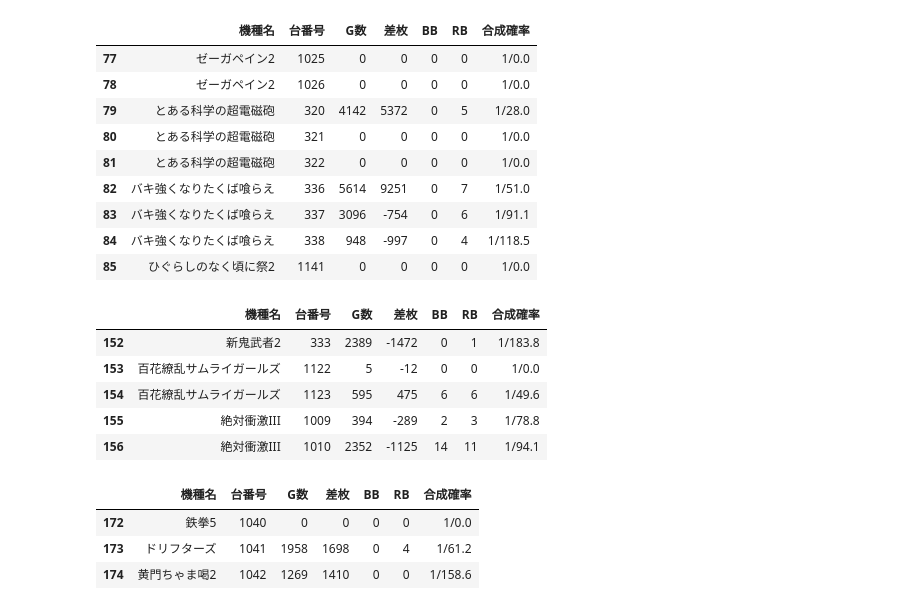
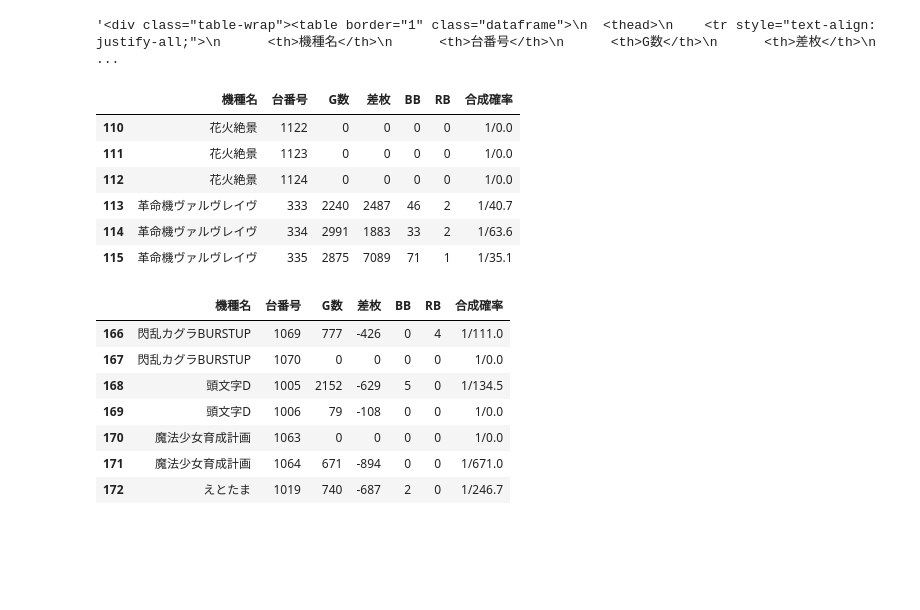
Before and after one commit to y-yanagimoto/kansaisloevent_blog_auto_post, a Jupyter notebook: kansai_sloeve_post_wordpress.ipynb, the cells around one changed output. Drawn from its saved outputs; the diff is of its cells as text; code cells hidden in the pictures; blank space fills up the shorter version.

```diff
--- a/kansai_sloeve_post_wordpress.ipynb
+++ b/kansai_sloeve_post_wordpress.ipynb
@@ -495,5 +638,3 @@ class CustomListener(AbstractEventListener):
-# %%
-dai_number = 1065
 # %%
 element = browser.find_element_by_id(str(dai_number))
 scroll = CustomListener()
@@ -505,11 +646,42 @@ png = parents_element.screenshot_as_png
 # ファイルに保存
 with open(f'image/{dai_number}.png', 'wb') as f:
     f.write(png)
+# %%
+read_worksheet_df = pd.DataFrame(worksheet.get_all_values())
+read_worksheet_df.columns = list(read_worksheet_df.loc[0, :])
+read_worksheet_df.drop(0, inplace=True)
+pickup_df_text = ''
+
+
+for target_num in read_worksheet_df['対象'].unique():
+    if target_num == '':
+        print('continue')
+        continue
+    extract_read_worksheet_df = read_worksheet_df.query('対象.str.contains(@target_num)', engine='python')
+    #read_worksheet_df = read_worksheet_df.drop("対象", axis=1)
+
+    extract_read_worksheet_df = extract_read_worksheet_df[['機種名','台番号','G数','差枚','BB','RB','合成確率']]
+    #display(extract_read_worksheet_df)
+    #print(extract_read_worksheet_df.to_html(justify='justify-all',index=False))
+    pickup_df_text +=  '<div class="table-wrap">' + extract_read_worksheet_df.to_html(justify='justify-all',index=False) + '</div>'
+# %%
+f = open('test.txt', 'w')
+f.write(pickup_df_text)
+f.close()
+# %%
+pickup_df_text
+# %% [output]
+'<div class="table-wrap"><table border="1" class="dataframe">\n  <thead>\n    <tr style="text-align: justify-all;">\n      <th>機種名</th>\n      <th>台番号</th>\n      <th>G数</th>\n      <th>差枚</th>\n      ...
 # %%
 import glob
+import shutil
 from PIL import Image, ImageFilter,ImageFont,ImageDraw
+pickup_df_text = ''
+for target_num in read_worksheet_df['対象'].unique():
+    target_dir = 'temp'
+    shutil.rmtree(target_dir)
+    os.mkdir(target_dir)
 
-for target_num in read_worksheet_df['対象'].unique():
     if target_num == '':
         print('continue')
         continue
@@ -518,52 +690,51 @@ for target_num in read_worksheet_df['対象'].unique():
 
     extract_read_worksheet_df = extract_read_worksheet_df[['機種名','台番号','G数','差枚','BB','RB','合成確率']]
     for dai_number in  extract_read_worksheet_df['台番号']:
         element = browser.find_element_by_id(str(dai_number))
         scroll = CustomListener()
         scroll.before_click(element,browser)
         time.sleep(1)
         browser.implicitly_wait(2)
         parents_element = element.find_element_by_xpath('..')
 
         png = parents_element.screenshot_as_png
         # ファイルに保存
         with open(f'temp/{dai_number}.png', 'wb') as f:
             f.write(png)
 
     files = glob.glob("temp/*")
     im_list = []
 
     for file in files:
         print(file)
         im = Image.open(file)
         w, h = im.size
         draw = ImageDraw.Draw(im)
         draw.rectangle((0, 0, w-1, h-1), outline = (255,255,255))
         im.save(file)
         im_list.append(im)
     print(im_list)
-    upload_image_path = generate_pickup_slump_graphe_image(im_list,value)
-
-
+    upload_image_path = generate_pickup_slump_graphe_image(im_list,value,target_num)
+    output_path = f'completed_image_{value["-text_date-"]}-{value["-tenpo_name-"]}_{target_num}.png'
+    resize_image(upload_image_path)
+    upload_image(upload_image_path,output_path)
+    pickup_df_text +=  '<div class="table-wrap">' + extract_read_worksheet_df.to_html(justify='justify-all',index=False) + '</div>'
+    url = f'<a href=http://kansai-sloeve.com/wp-content/uploads/{today.strftime("%Y/%m")}/{output_path}">\n<img src="http://kansai-sloeve.com/wp-content/uploads/{today.strftime("%Y/%m")}/{output_path}" alt="{value["-text_date-"]}-{value["-tenpo_name-"]}_{target_num}" class="alignnone size-full " /></a>'
+    pickup_df_text += '\n' + url + '\n'
     display(extract_read_worksheet_df)
 # %% [output]
 |  | 機種名 | 台番号 | G数 | 差枚 | BB | RB | 合成確率 |
-| 77 | ゼーガペイン2 | 1025 | 0 | 0 | 0 | 0 | 1/0.0 |
-| 78 | ゼーガペイン2 | 1026 | 0 | 0 | 0 | 0 | 1/0.0 |
-| 79 | とある科学の超電磁砲 | 320 | 4142 | 5372 | 0 | 5 | 1/28.0 |
-| 80 | とある科学の超電磁砲 | 321 | 0 | 0 | 0 | 0 | 1/0.0 |
-| 81 | とある科学の超電磁砲 | 322 | 0 | 0 | 0 | 0 | 1/0.0 |
-| 82 | バキ強くなりたくば喰らえ | 336 | 5614 | 9251 | 0 | 7 | 1/51.0 |
-| 83 | バキ強くなりたくば喰らえ | 337 | 3096 | -754 | 0 | 6 | 1/91.1 |
-| 84 | バキ強くなりたくば喰らえ | 338 | 948 | -997 | 0 | 4 | 1/118.5 |
-| 85 | ひぐらしのなく頃に祭2 | 1141 | 0 | 0 | 0 | 0 | 1/0.0 |
+| 110 | 花火絶景 | 1122 | 0 | 0 | 0 | 0 | 1/0.0 |
+| 111 | 花火絶景 | 1123 | 0 | 0 | 0 | 0 | 1/0.0 |
+| 112 | 花火絶景 | 1124 | 0 | 0 | 0 | 0 | 1/0.0 |
+| 113 | 革命機ヴァルヴレイヴ | 333 | 2240 | 2487 | 46 | 2 | 1/40.7 |
+| 114 | 革命機ヴァルヴレイヴ | 334 | 2991 | 1883 | 33 | 2 | 1/63.6 |
+| 115 | 革命機ヴァルヴレイヴ | 335 | 2875 | 7089 | 71 | 1 | 1/35.1 |
 |  | 機種名 | 台番号 | G数 | 差枚 | BB | RB | 合成確率 |
-| 152 | 新鬼武者2 | 333 | 2389 | -1472 | 0 | 1 | 1/183.8 |
-| 153 | 百花繚乱サムライガールズ | 1122 | 5 | -12 | 0 | 0 | 1/0.0 |
-| 154 | 百花繚乱サムライガールズ | 1123 | 595 | 475 | 6 | 6 | 1/49.6 |
-| 155 | 絶対衝激III | 1009 | 394 | -289 | 2 | 3 | 1/78.8 |
-| 156 | 絶対衝激III | 1010 | 2352 | -1125 | 14 | 11 | 1/94.1 |
+| 166 | 閃乱カグラBURSTUP | 1069 | 777 | -426 | 0 | 4 | 1/111.0 |
+| 167 | 閃乱カグラBURSTUP | 1070 | 0 | 0 | 0 | 0 | 1/0.0 |
+| 168 | 頭文字D | 1005 | 2152 | -629 | 5 | 0 | 1/134.5 |
+| 169 | 頭文字D | 1006 | 79 | -108 | 0 | 0 | 1/0.0 |
+| 170 | 魔法少女育成計画 | 1063 | 0 | 0 | 0 | 0 | 1/0.0 |
+| 171 | 魔法少女育成計画 | 1064 | 671 | -894 | 0 | 0 | 1/671.0 |
+| 172 | えとたま | 1019 | 740 | -687 | 2 | 0 | 1/246.7 |
-|  | 機種名 | 台番号 | G数 | 差枚 | BB | RB | 合成確率 |
-| 172 | 鉄拳5 | 1040 | 0 | 0 | 0 | 0 | 1/0.0 |
-| 173 | ドリフターズ | 1041 | 1958 | 1698 | 0 | 4 | 1/61.2 |
-| 174 | 黄門ちゃま喝2 | 1042 | 1269 | 1410 | 0 | 0 | 1/158.6 |
```
Also changed, not shown: parts of 15 cells of this notebook, 2 other files.
